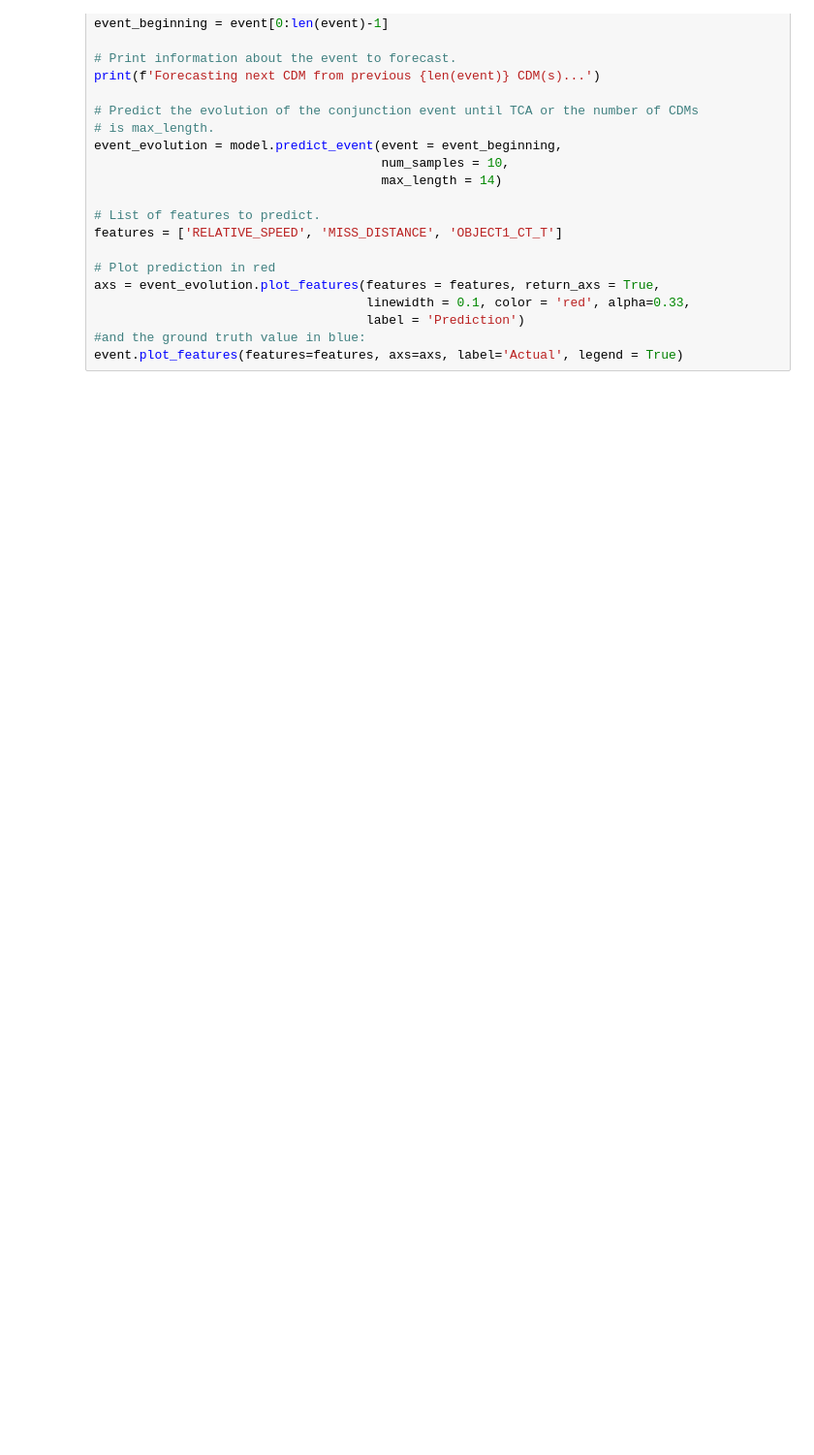
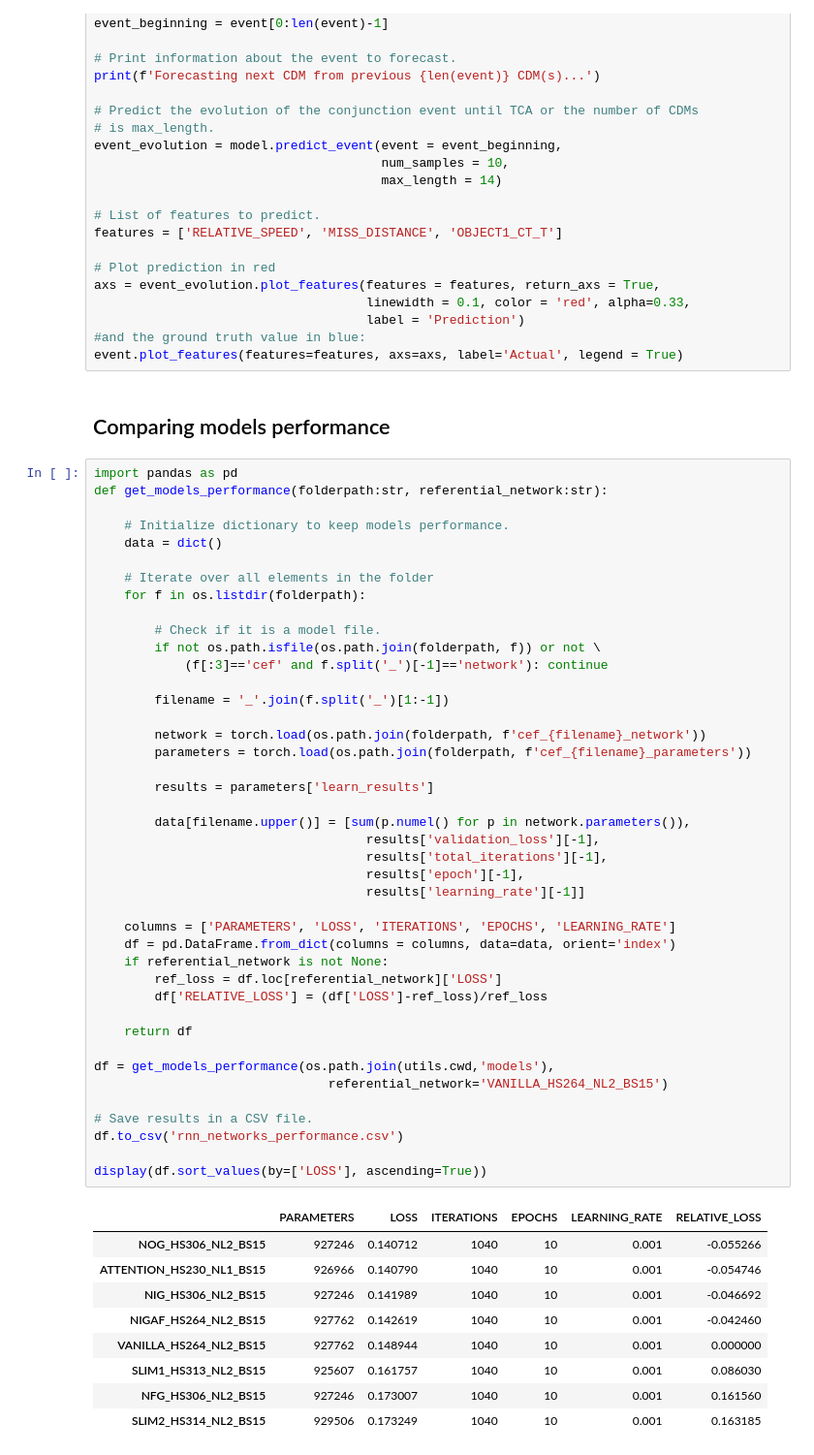
Before and after one commit to JJavierRosales/scapy, a Jupyter notebook: notebooks/rnn_time_series_forecasting.ipynb, the cells around one changed output. Shown at 97% size. Drawn from its saved outputs; the diff is of its cells as text; blank space fills up the shorter version.

```diff
--- a/notebooks/rnn_time_series_forecasting.ipynb
+++ b/notebooks/rnn_time_series_forecasting.ipynb
@@ -295,3 +322,57 @@ axs = event_evolution.plot_features(features = features, return_axs = True,
                                     label = 'Prediction')
 #and the ground truth value in blue:
 event.plot_features(features=features, axs=axs, label='Actual', legend = True)
+# %% [markdown]
+## Comparing models performance
+# %%
+import pandas as pd
+def get_models_performance(folderpath:str, referential_network:str):
+
+    # Initialize dictionary to keep models performance.
+    data = dict()
+
+    # Iterate over all elements in the folder
+    for f in os.listdir(folderpath):
+
+        # Check if it is a model file.
+        if not os.path.isfile(os.path.join(folderpath, f)) or not \
+            (f[:3]=='cef' and f.split('_')[-1]=='network'): continue
+
+        filename = '_'.join(f.split('_')[1:-1])
+
+        network = torch.load(os.path.join(folderpath, f'cef_{filename}_network'))
+        parameters = torch.load(os.path.join(folderpath, f'cef_{filename}_parameters'))
+
+        results = parameters['learn_results']
+
+        data[filename.upper()] = [sum(p.numel() for p in network.parameters()),
+                                    results['validation_loss'][-1],
+                                    results['total_iterations'][-1],
+                                    results['epoch'][-1],
+                                    results['learning_rate'][-1]]
+
+    columns = ['PARAMETERS', 'LOSS', 'ITERATIONS', 'EPOCHS', 'LEARNING_RATE']
+    df = pd.DataFrame.from_dict(columns = columns, data=data, orient='index')
+    if referential_network is not None:
+        ref_loss = df.loc[referential_network]['LOSS']
+        df['RELATIVE_LOSS'] = (df['LOSS']-ref_loss)/ref_loss
+
+    return df
+
+df = get_models_performance(os.path.join(utils.cwd,'models'),
+                               referential_network='VANILLA_HS264_NL2_BS15')
+
+# Save results in a CSV file.
+df.to_csv('rnn_networks_performance.csv')
+
+display(df.sort_values(by=['LOSS'], ascending=True))
+# %% [output]
+|  | PARAMETERS | LOSS | ITERATIONS | EPOCHS | LEARNING_RATE | RELATIVE_LOSS |
+| NOG_HS306_NL2_BS15 | 927246 | 0.140712 | 1040 | 10 | 0.001 | -0.055266 |
+| ATTENTION_HS230_NL1_BS15 | 926966 | 0.140790 | 1040 | 10 | 0.001 | -0.054746 |
+| NIG_HS306_NL2_BS15 | 927246 | 0.141989 | 1040 | 10 | 0.001 | -0.046692 |
+| NIGAF_HS264_NL2_BS15 | 927762 | 0.142619 | 1040 | 10 | 0.001 | -0.042460 |
+| VANILLA_HS264_NL2_BS15 | 927762 | 0.148944 | 1040 | 10 | 0.001 | 0.000000 |
+| SLIM1_HS313_NL2_BS15 | 925607 | 0.161757 | 1040 | 10 | 0.001 | 0.086030 |
+| NFG_HS306_NL2_BS15 | 927246 | 0.173007 | 1040 | 10 | 0.001 | 0.161560 |
+| SLIM2_HS314_NL2_BS15 | 929506 | 0.173249 | 1040 | 10 | 0.001 | 0.163185 |
```
Also changed, not shown: parts of 16 cells of this notebook, 1 other file.
